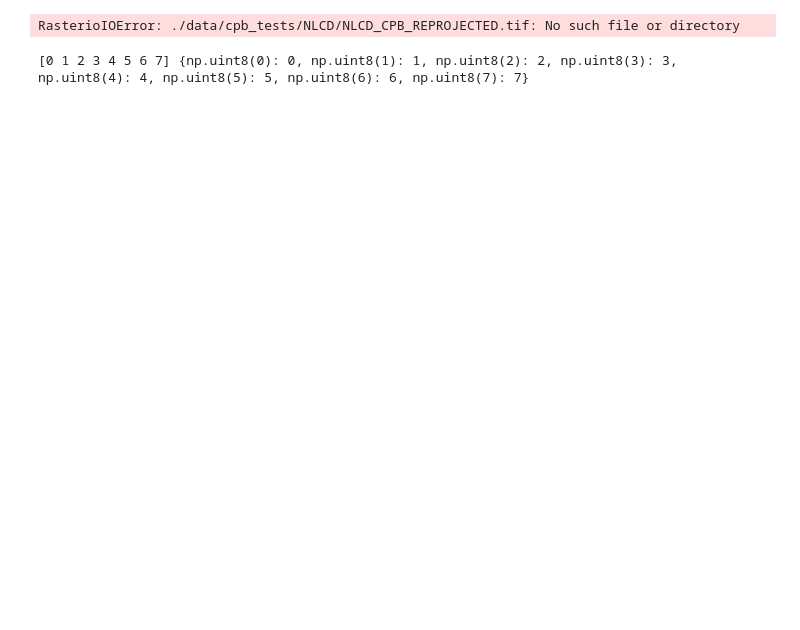
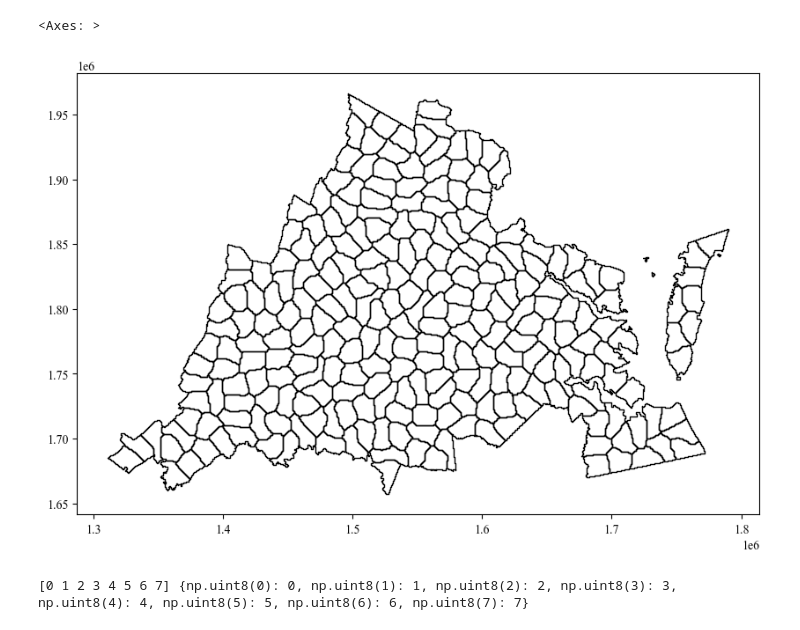
Before and after one commit to DakotaHester/ms-land-cover, a Jupyter notebook: stratification_cpb.ipynb, the cells around one changed output. Cells and saved outputs as stored; diff of their text form; code cells hidden in the pictures; blank space fills up the shorter version.

```diff
--- a/stratification_cpb.ipynb
+++ b/stratification_cpb.ipynb
@@ -250,6 +256,15 @@ n_cuts, membership = pymetis.part_graph(N, adjacency=neighbors)
 grid_gdf["spatial stratum"] = membership
 
 grid_gdf.to_parquet('./data/cpb_tests/sampling/grid_with_spatial_strata.par')  # Save with strata
+# %%
+grid_gdf.dissolve('spatial stratum').boundary.plot(
+    figsize=(10, 10),
+    edgecolor='black',
+    linewidth=1,
+)
+# %% [output]
+<Axes: >
+[figure, added]
 # %%
 os.makedirs('./data/cpb_tests/sampling/spatial_strata_shapes', exist_ok=True)
 grid_gdf.dissolve('spatial stratum').to_file('./data/cpb_tests/sampling/spatial_strata_shapes/spatial_strata.shp', driver='ESRI Shapefile')
@@ -322,13 +337,13 @@ with rio.open('./data/cpb_tests/NLCD/NLCD_CPB.tif') as src:
 # # 8: Unclassified (N/A)
 
 
-
+# appendix material?
 reclassification_dict = {
     11: 1, # open water -> water
-    21: 2, # developed, open space -> impervious surfaces
-    22: 2, # developed, low intensity -> impervious surfaces
-    23: 3, # developed, medium intensity -> impervious structures
-    24: 3, # developed, high intensity -> impervious structures
+    21: 3, # developed, open space -> impervious surfaces
+    22: 3, # developed, low intensity -> impervious surfaces
+    23: 2, # developed, medium intensity -> impervious structures
+    24: 2, # developed, high intensity -> impervious structures
     31: 4, # barren land -> barren
     41: 5, # deciduous forest -> forest
     42: 5, # evergreen forest -> forest
@@ -342,8 +357,6 @@ reclassification_dict = {
     250: 0, # nodata -> nodata
 }
 
-# Relc
-
 # with rio.open('./data/sampling/NLCD/NLCD_MS_MSTM.tif') as src:
 with rio.open('./data/cpb_tests/NLCD/NLCD_CPB_REPROJECTED.tif') as src:
     data = src.read(1)
@@ -356,14 +369,12 @@ meta.update({
     'dtype': rio.uint8,
     'count': 1,
     'nodata': 0,
-    'compress': 'lz77',
+    'compress': 'lzw',
 })
 
 # with rio.open('./data/sampling/NLCD/NLCD_MS_MSTM_reclassified.tif', 'w', **meta) as dst:
 with rio.open('./data/cpb_tests/NLCD/NLCD_CPB_REPROJECTED_reclassified.tif', 'w', **meta) as dst:
     dst.write(reclassified_data, 1)
-# %% [output]
-RasterioIOError: ./data/cpb_tests/NLCD/NLCD_CPB_REPROJECTED.tif: No such file or directory
 # %%
 # now for the fun part: extract zonal histograms from each grid cell
 def extract_zonal_histogram(geom, src, lock):
```
Also changed, not shown: parts of 14 cells of this notebook, 4 other files.
